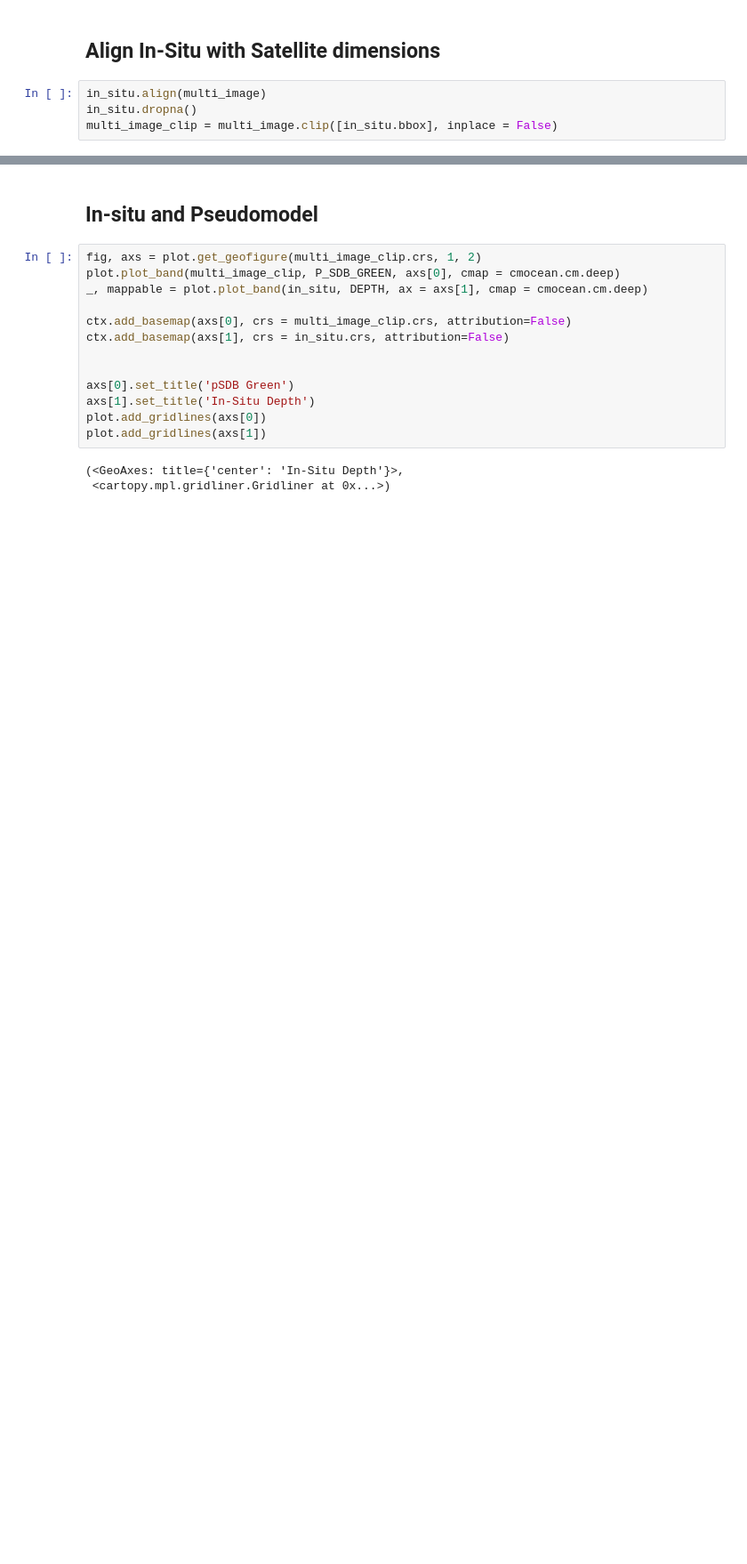
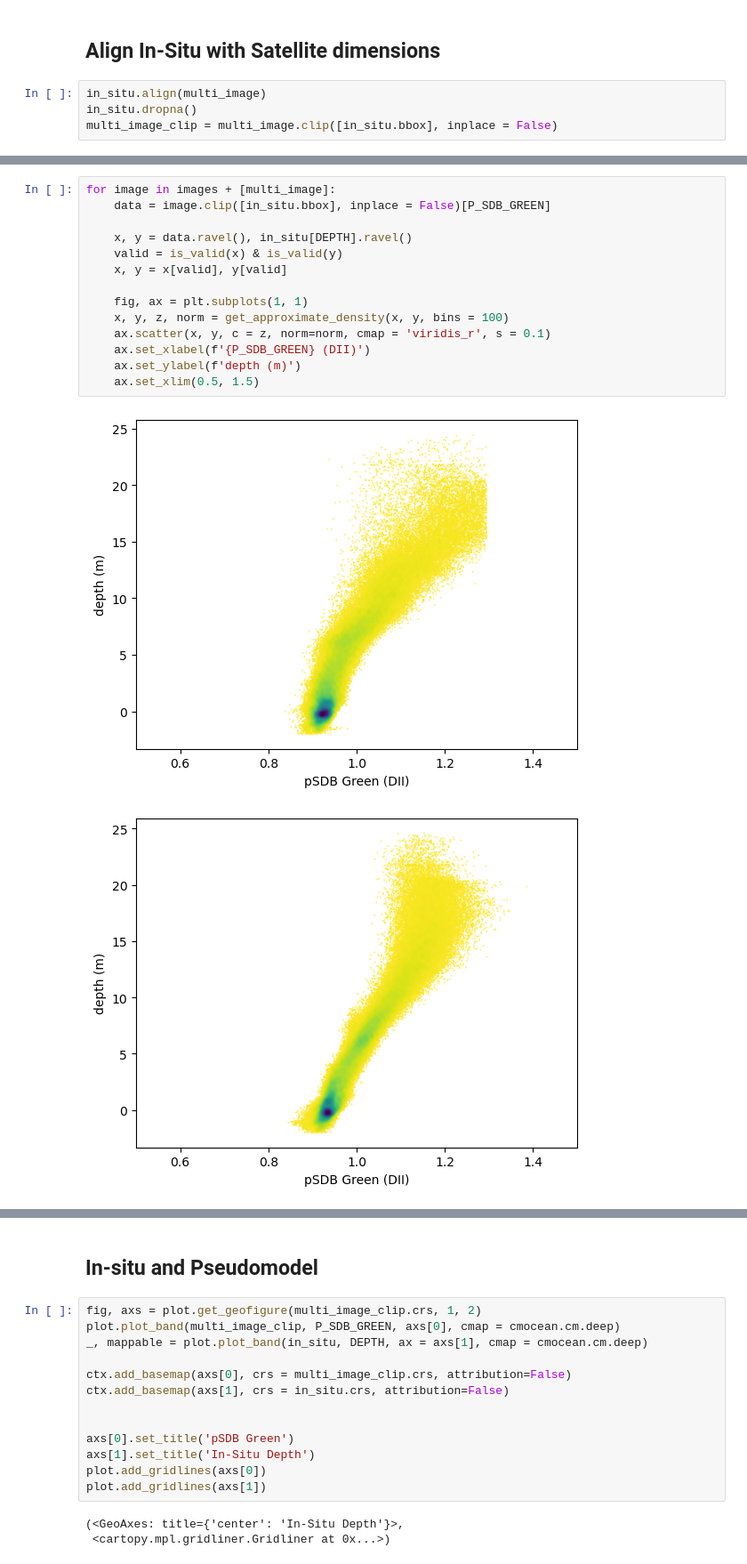
Before and after one commit to Aouei/sensingpy, a Jupyter notebook: docs/notebooks/SDB_caballero_stumpf.ipynb, the cells around one changed output, grey strips where cells are left out. Shown at 89% size. Saved outputs shown, nothing was run; the diff lists cells and outputs as text; blank space fills up the shorter version.

```diff
--- a/docs/notebooks/SDB_caballero_stumpf.ipynb
+++ b/docs/notebooks/SDB_caballero_stumpf.ipynb
@@ -76,0 +79,17 @@ multi_image_clip = multi_image.clip([in_situ.bbox], inplace = False)
+# %%
+for image in images + [multi_image]:
+    data = image.clip([in_situ.bbox], inplace = False)[P_SDB_GREEN]
+
+    x, y = data.ravel(), in_situ[DEPTH].ravel()
+    valid = is_valid(x) & is_valid(y)
+    x, y = x[valid], y[valid]
+
+    fig, ax = plt.subplots(1, 1)
+    x, y, z, norm = get_approximate_density(x, y, bins = 100)
+    ax.scatter(x, y, c = z, norm=norm, cmap = 'viridis_r', s = 0.1)
+    ax.set_xlabel(f'{P_SDB_GREEN} (DII)')
+    ax.set_ylabel(f'depth (m)')
+    ax.set_xlim(0.5, 1.5)
+# %% [output]
+[figure, added]
+[figure, added]
```
Also changed, not shown: parts of 7 cells of this notebook.
